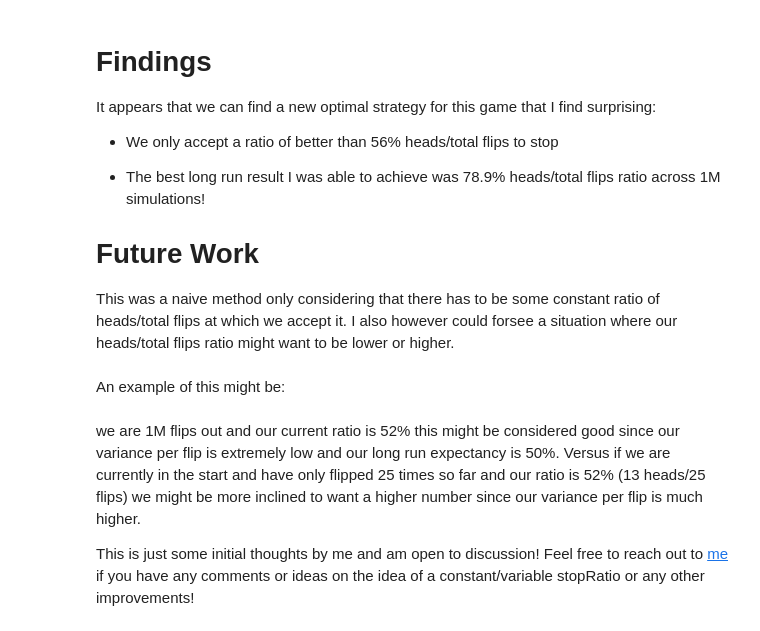
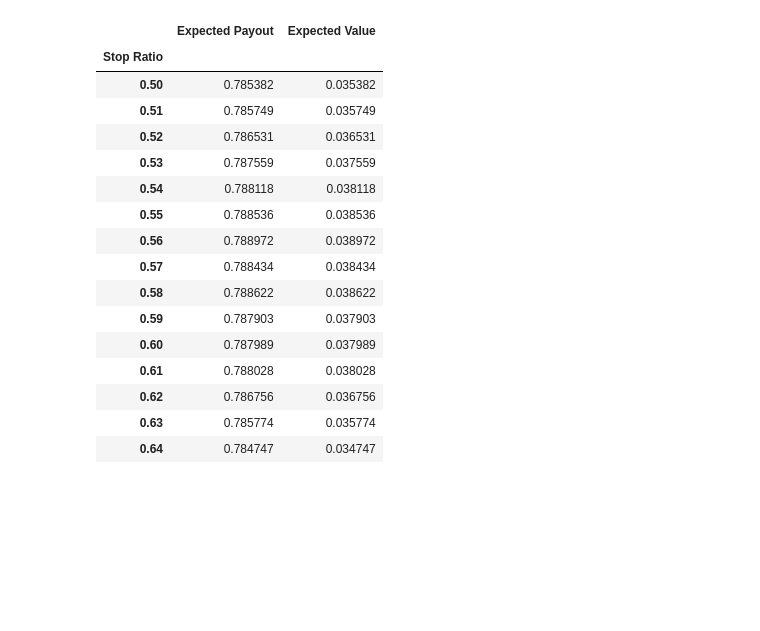
Before and after one commit to jcpearlson/jcpearlson.github.io, a Jupyter notebook: articles/posts/coin-flip-game/modelCoinFlipGame.ipynb, the cells around one changed output. Saved outputs shown, nothing was run; the diff lists cells and outputs as text; code cells hidden in the pictures; blank space fills up the shorter version.

```diff
--- a/articles/posts/coin-flip-game/modelCoinFlipGame.ipynb
+++ b/articles/posts/coin-flip-game/modelCoinFlipGame.ipynb
@@ -105,5 +287,0 @@ df_all_results.plot(kind='line',figsize=(10,6),title='Heads to Total Flips ratio
-# %%
-df_all_results['Row_Average'] = df_all_results.mean(axis=1)
-
-# Step 2: Plot the averages
-df_all_results['Row_Average'].plot(kind='line', figsize=(10, 6), marker='o', title='Heads to Total Flips ratio of 1M samples across each stopRatio',xlabel='Stop Ratio',ylabel = 'Heads / Total Flips')
@@ -113,14 +288,20 @@ df_all_results['Row_Average'].plot(kind='line', figsize=(10, 6), marker='o', tit
-# %% [markdown]
-# Findings
-
-It appears that we can find a new optimal strategy for this game that I find surprising: <br>
-- We only accept a ratio of better than 56% heads/total flips to stop
-
-- The best long run result I was able to achieve was 78.9% heads/total flips ratio across 1M simulations!
-
-# Future Work
-
-This was a naive method only considering that there has to be some constant ratio of heads/total flips at which we accept it. I also however could forsee a situation where our heads/total flips ratio might want to be lower or higher. <br> <br>
-An example of this might be: <br><br> we are 1M flips out and our current ratio is 52% this might be considered good since our variance per flip is extremely low and our long run expectancy is 50%. Versus if we are currently in the start and have only flipped 25 times so far and our ratio is 52% (13 heads/25 flips) we might be more inclined to want a higher number since our variance per flip is much higher. <br>
-
-This is just some initial thoughts by me and am open to discussion! Feel free to reach out to [me](mailto:jcpearlson@gmail.com) if you have any comments or ideas on the idea of a constant/variable stopRatio or any other improvements!
+# %%
+df_all_results
+# %% [output]
+|  | Expected Payout | Expected Value |
+| Stop Ratio |  |  |
+| 0.50 | 0.785382 | 0.035382 |
+| 0.51 | 0.785749 | 0.035749 |
+| 0.52 | 0.786531 | 0.036531 |
+| 0.53 | 0.787559 | 0.037559 |
+| 0.54 | 0.788118 | 0.038118 |
+| 0.55 | 0.788536 | 0.038536 |
+| 0.56 | 0.788972 | 0.038972 |
+| 0.57 | 0.788434 | 0.038434 |
+| 0.58 | 0.788622 | 0.038622 |
+| 0.59 | 0.787903 | 0.037903 |
+| 0.60 | 0.787989 | 0.037989 |
+| 0.61 | 0.788028 | 0.038028 |
+| 0.62 | 0.786756 | 0.036756 |
+| 0.63 | 0.785774 | 0.035774 |
+| 0.64 | 0.784747 | 0.034747 |
```
Also changed, not shown: parts of 16 cells of this notebook, 35 other files.
